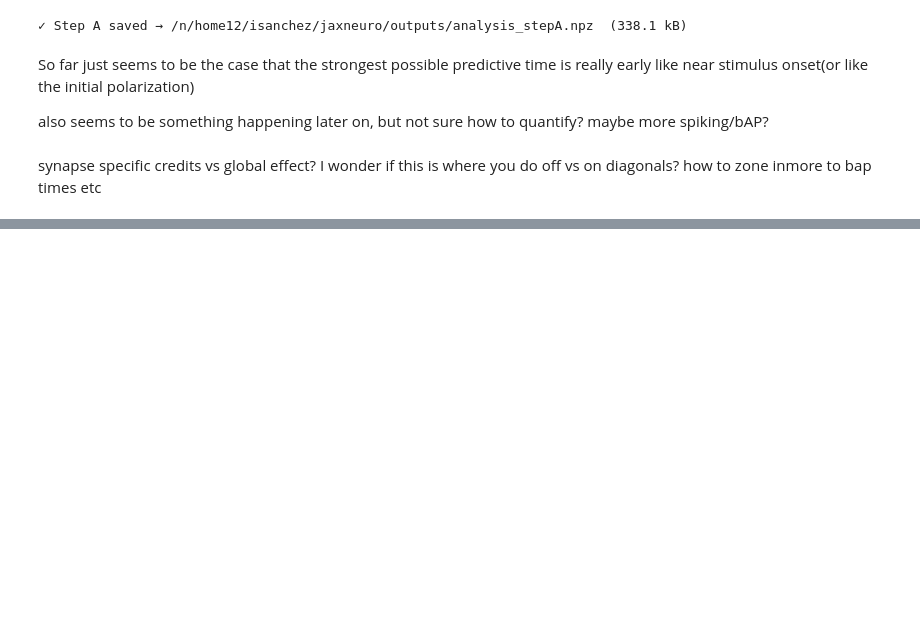
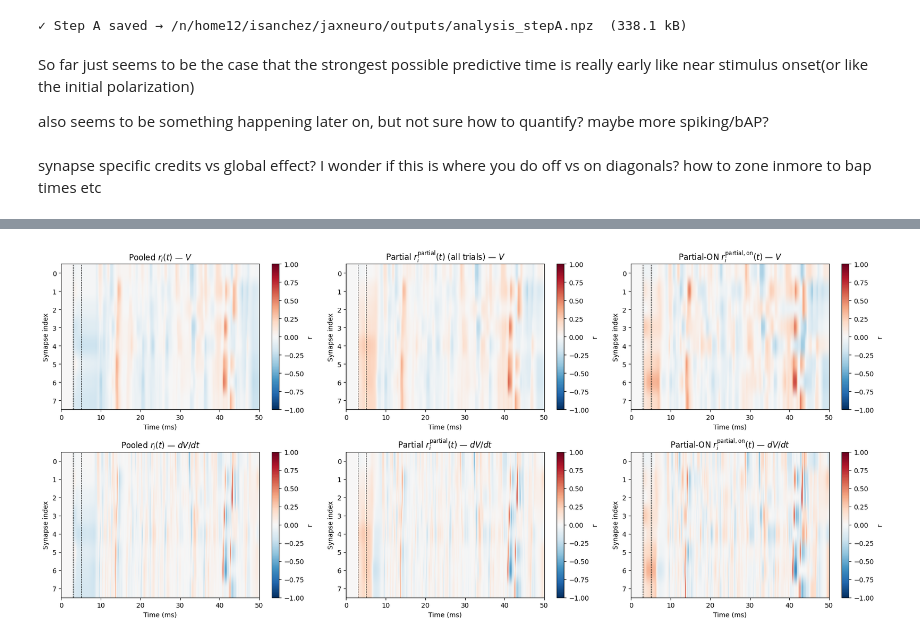
Before and after one commit to itzelts/jaxneuro, a Jupyter notebook: notebooks/analysis.ipynb, the cells around one changed output, grey strips where cells are left out. Cells and saved outputs as stored; diff of their text form; code cells hidden in the pictures; blank space fills up the shorter version.

```diff
--- a/notebooks/analysis.ipynb
+++ b/notebooks/analysis.ipynb
@@ -219,0 +326,9 @@ synapse specific credits vs global effect? I wonder if this is where you do off
+# %%
+for i in range(8):
+    m_on  = patterns[:, i].astype(bool)
+    m_off = ~m_on
+    print(i,
+          "std grad ON",  GRADS[m_on, i].std(),
+          "std grad OFF", GRADS[m_off, i].std(),
+          "mean|grad| ON",  np.mean(np.abs(GRADS[m_on, i])),
+          "mean|grad| OFF", np.mean(np.abs(GRADS[m_off, i])))
@@ -219,0 +344,5 @@ synapse specific credits vs global effect? I wonder if this is where you do off
+# %%
+for i in range(8):
+    m_off = ~patterns[:, i].astype(bool)
+    vals = np.abs(GRADS[m_off, i])
+    print(i, np.percentile(vals, [50, 90, 99]))
@@ -219,0 +477,50 @@ synapse specific credits vs global effect? I wonder if this is where you do off
+# %%
+# ── Heatmaps: partial correlations (voltage) ──
+fig, axes = plt.subplots(2, 3, figsize=(18, 8))
+
+# Row 1: Voltage
+titles_top = [
+    r"Pooled $r_i(t)$",
+    r"Partial $r_i^{\mathrm{partial}}(t)$ (all trials)",
+    r"Partial-ON $r_i^{\mathrm{partial,on}}(t)$",
+]
+datas_top = [r_v_all, r_partial, r_partial_on]
+
+for ax, data, title in zip(axes[0], datas_top, titles_top):
+    im = ax.imshow(
+        data, aspect="auto", cmap="RdBu_r",
+        vmin=-1, vmax=1,
+        extent=[t[0], t[-1], Nsyn - 0.5, -0.5],
+    )
+    ax.axvline(i_delay, color="k", ls="--", lw=0.7)
+    ax.axvline(i_delay + i_dur, color="k", ls="--", lw=0.7)
+    ax.set_xlabel("Time (ms)")
+    ax.set_ylabel("Synapse index")
+    ax.set_title(title + " — $V$")
+    plt.colorbar(im, ax=ax, label="r")
+
+# Row 2: dV/dt
+titles_bot = [
+    r"Pooled $r_i(t)$",
+    r"Partial $r_i^{\mathrm{partial}}(t)$",
+    r"Partial-ON $r_i^{\mathrm{partial,on}}(t)$",
+]
+datas_bot = [r_dvdt, r_partial_dvdt, r_partial_on_dvdt]
+
+for ax, data, title in zip(axes[1], datas_bot, titles_bot):
+    im = ax.imshow(
+        data, aspect="auto", cmap="RdBu_r",
+        vmin=-1, vmax=1,
+        extent=[t[0], t[-1], Nsyn - 0.5, -0.5],
+    )
+    ax.axvline(i_delay, color="k", ls="--", lw=0.7)
+    ax.axvline(i_delay + i_dur, color="k", ls="--", lw=0.7)
+    ax.set_xlabel("Time (ms)")
+    ax.set_ylabel("Synapse index")
+    ax.set_title(title + " — $dV/dt$")
+    plt.colorbar(im, ax=ax, label="r")
+
+plt.tight_layout()
+plt.show()
+# %% [output]
+[figure, added]
```
Also changed, not shown: parts of 31 cells of this notebook, 2 other files.
